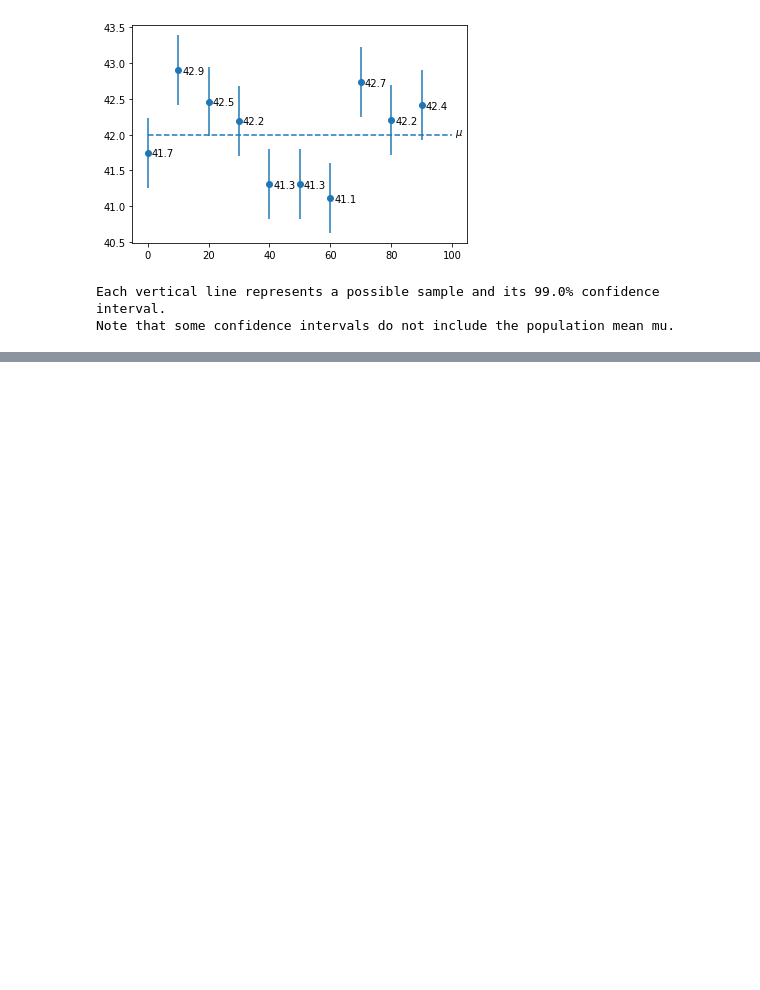
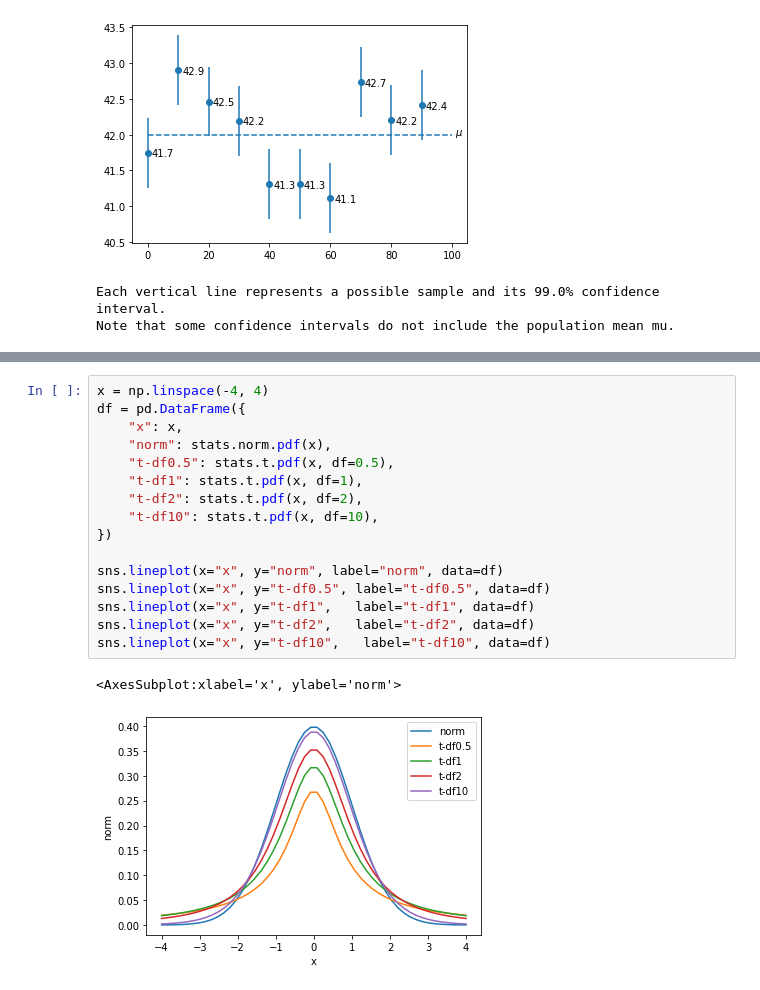
Before and after one commit to TomasDrozdik/statistics, a Jupyter notebook: introduction-to-statistics.ipynb, the cells around one changed output, grey strips where cells are left out. Cells and saved outputs as stored; diff of their text form; blank space fills up the shorter version.

```diff
--- a/introduction-to-statistics.ipynb
+++ b/introduction-to-statistics.ipynb
@@ -507,0 +616,19 @@ Note that some confidence intervals do not include the population mean mu.
+# %%
+x = np.linspace(-4, 4)
+df = pd.DataFrame({
+    "x": x,
+    "norm": stats.norm.pdf(x),
+    "t-df0.5": stats.t.pdf(x, df=0.5),
+    "t-df1": stats.t.pdf(x, df=1),
+    "t-df2": stats.t.pdf(x, df=2),
+    "t-df10": stats.t.pdf(x, df=10),
+})
+
+sns.lineplot(x="x", y="norm", label="norm", data=df)
+sns.lineplot(x="x", y="t-df0.5", label="t-df0.5", data=df)
+sns.lineplot(x="x", y="t-df1",   label="t-df1", data=df)
+sns.lineplot(x="x", y="t-df2",   label="t-df2", data=df)
+sns.lineplot(x="x", y="t-df10",   label="t-df10", data=df)
+# %% [output]
+<AxesSubplot:xlabel='x', ylabel='norm'>
+[figure, added]
```
Also changed, not shown: parts of 24 cells of this notebook.
